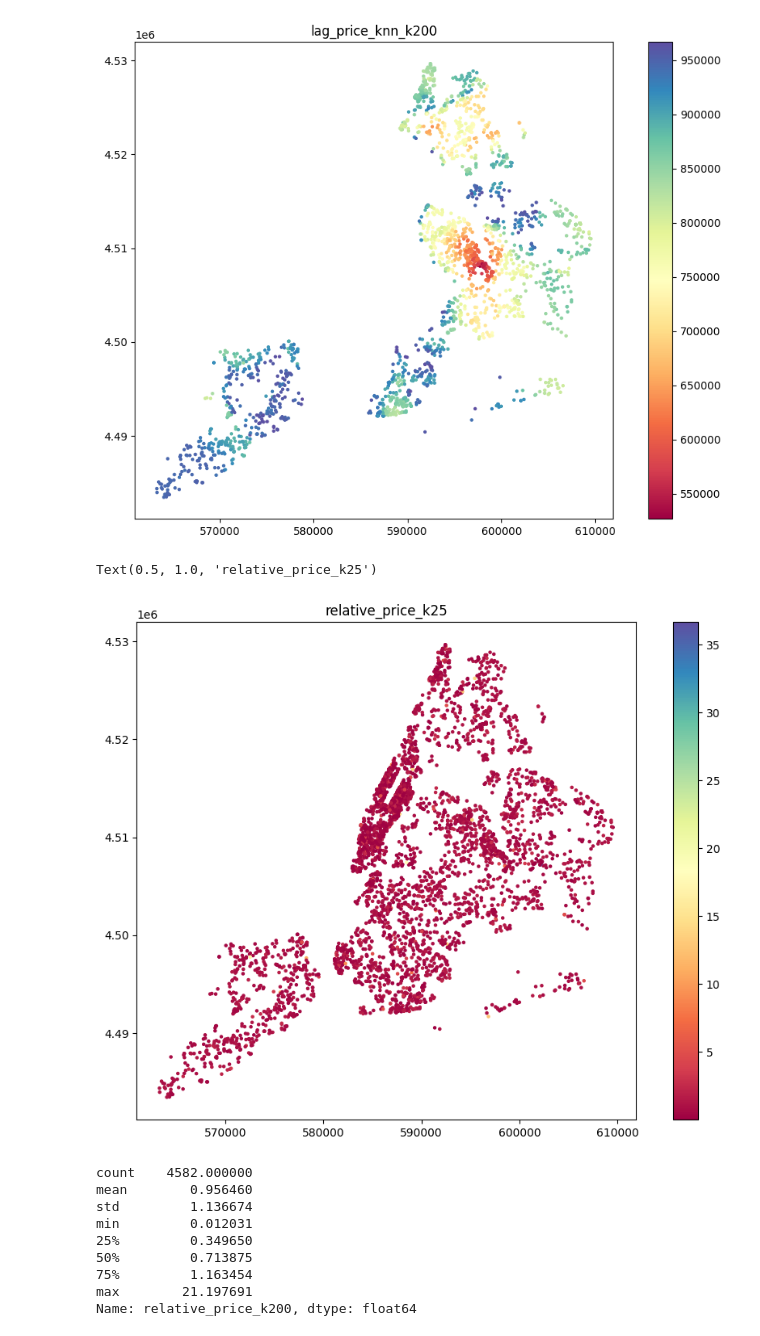
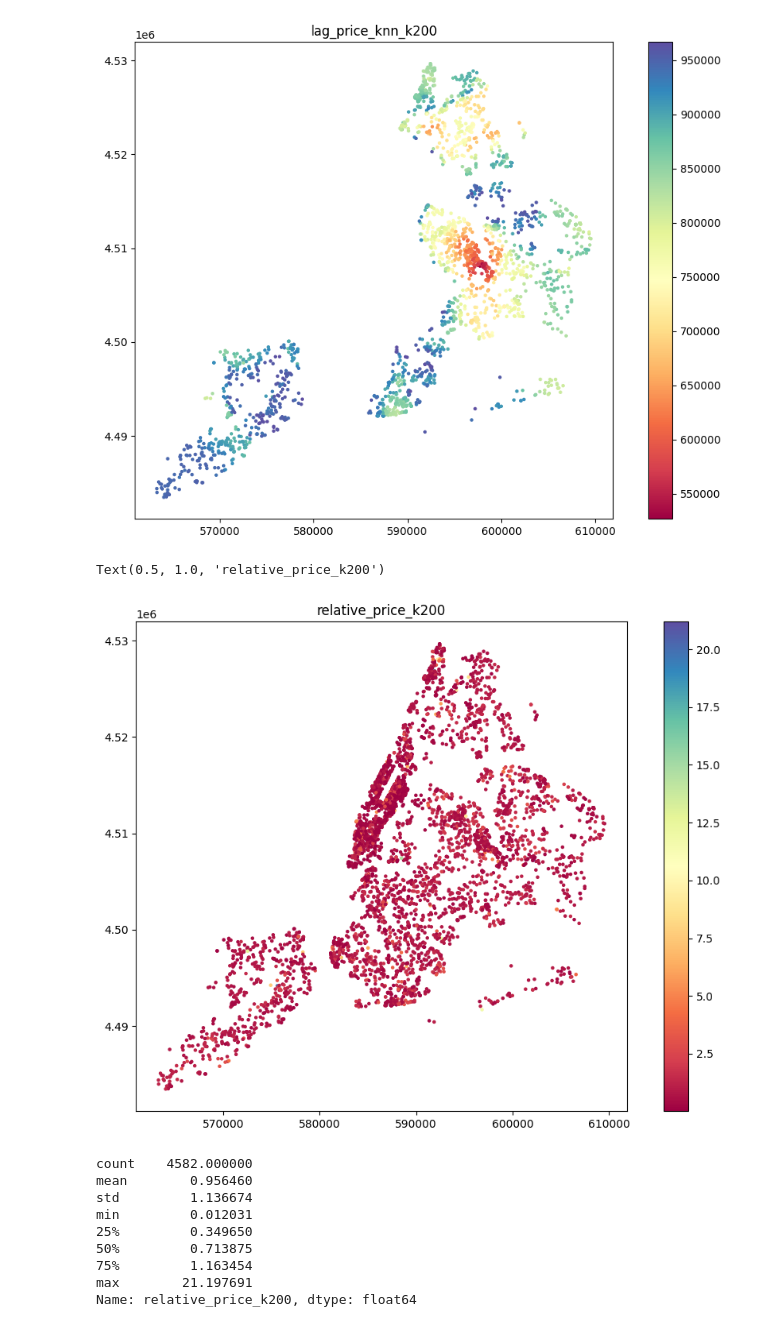
Before and after one commit to codekot/nyc-housing-project, a Jupyter notebook: notebooks/experiments/exp_03_spatial_lag.ipynb, the cells around one changed output. Cells and saved outputs as stored; diff of their text form; code cells hidden in the pictures.

```diff
--- a/notebooks/experiments/exp_03_spatial_lag.ipynb
+++ b/notebooks/experiments/exp_03_spatial_lag.ipynb
@@ -159,12 +165,12 @@ Text(0.5, 1.0, 'lag_price_knn_k200')
 # %%
 gdf_utm['relative_price_k200'] = gdf_utm['price']/gdf_utm['lag_price_knn_k200']
 # %%
-gdf_utm.plot(column="relative_price_k25",
+gdf_utm.plot(column="relative_price_k200",
          figsize=(12, 8),
          legend=True,
          cmap="Spectral",
          markersize=5)
-plt.title("relative_price_k25")
+plt.title("relative_price_k200")
 # %% [output]
-Text(0.5, 1.0, 'relative_price_k25')
+Text(0.5, 1.0, 'relative_price_k200')
-[figure, old version]
+[figure, new version]
```
Also changed, not shown: parts of 12 cells of this notebook, 2 other files.
